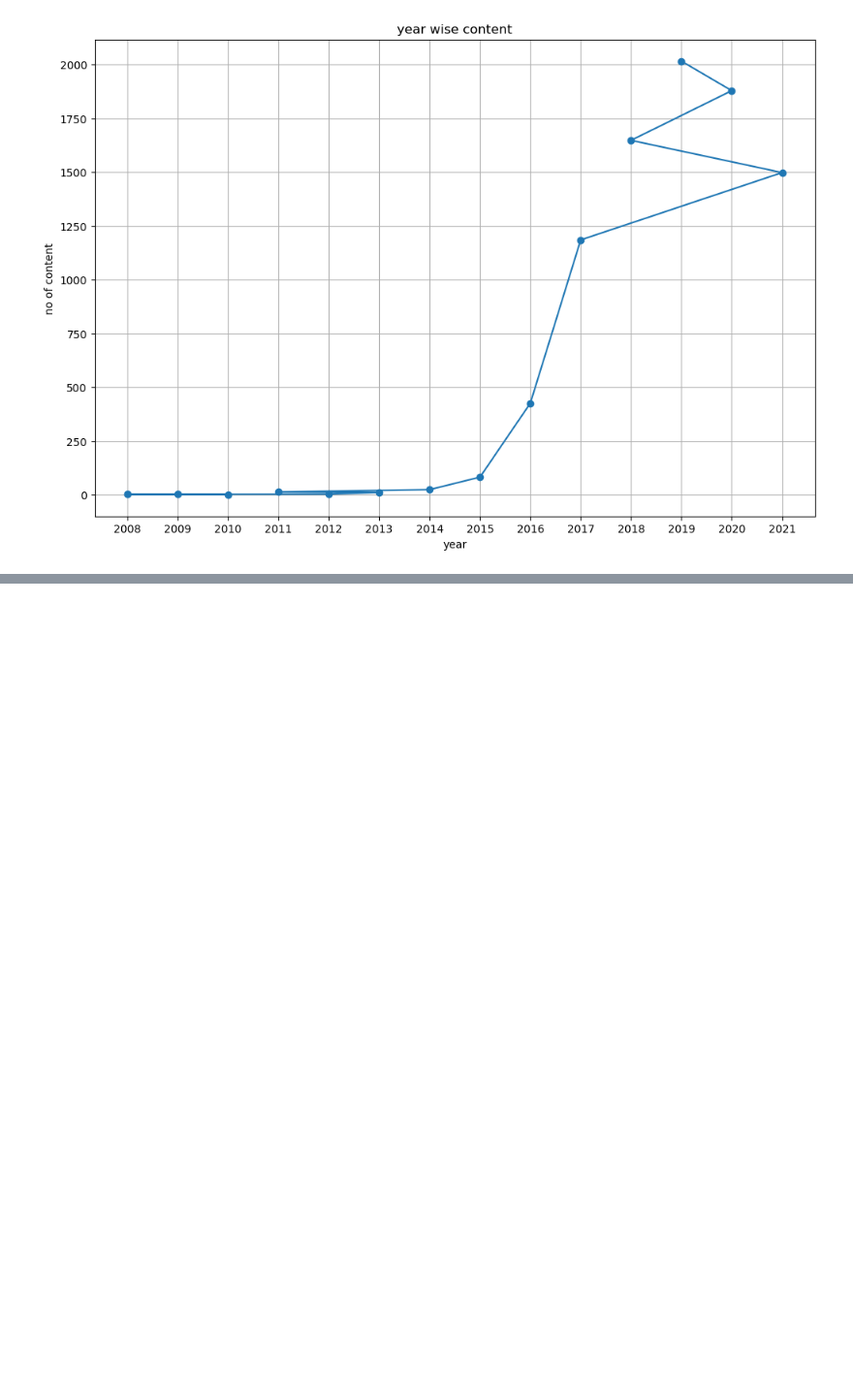
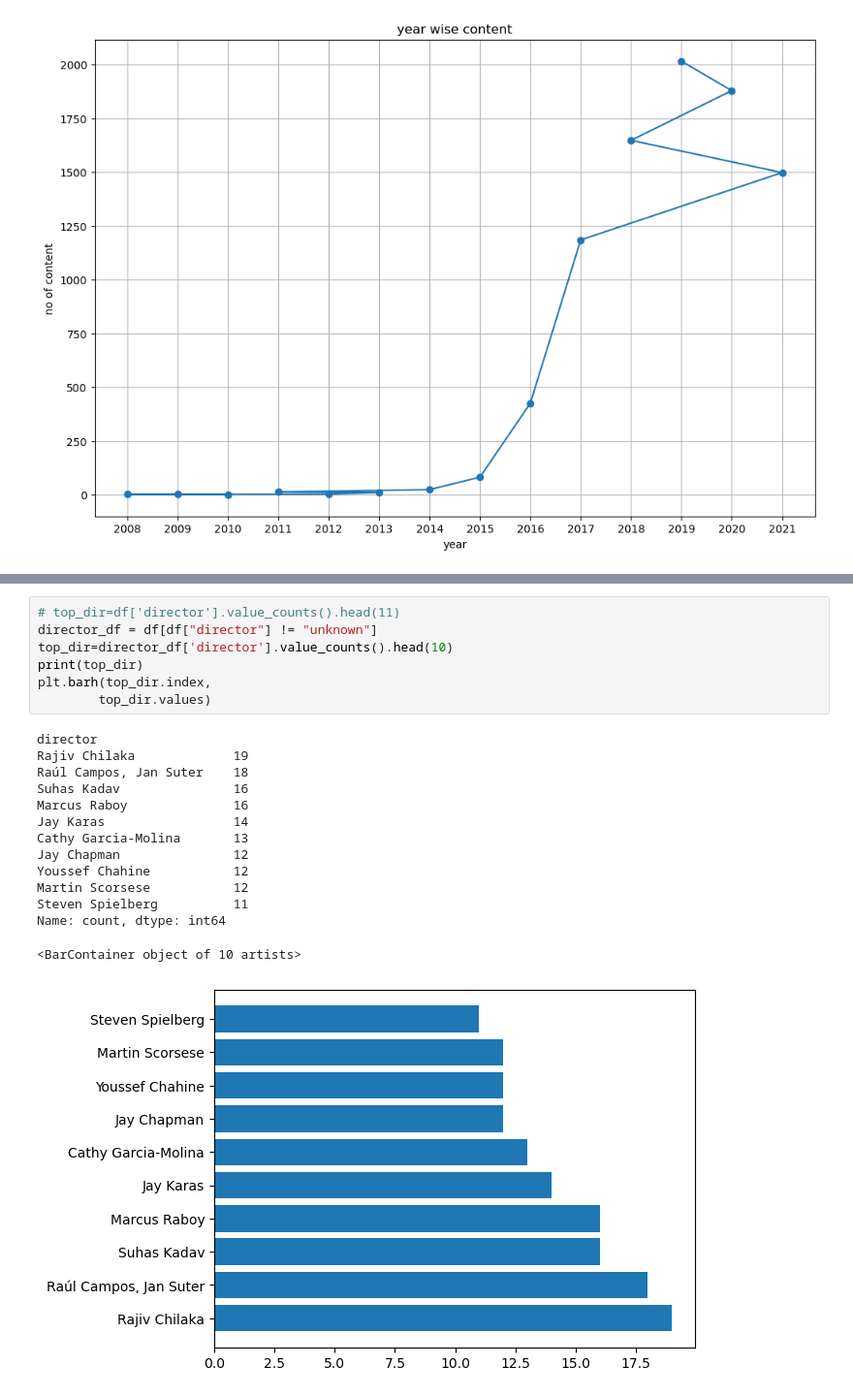
Before and after one commit to VikasBadal08/netflix_analys, a Jupyter notebook: eda.ipynb, the cells around one changed output, grey strips where cells are left out. Shown at 97% size. Saved outputs shown, nothing was run; the diff lists cells and outputs as text; blank space fills up the shorter version.

```diff
--- a/eda.ipynb
+++ b/eda.ipynb
@@ -90,0 +118,22 @@ Name: count, dtype: int64
+# %%
+# top_dir=df['director'].value_counts().head(11)
+director_df = df[df["director"] != "unknown"]
+top_dir=director_df['director'].value_counts().head(10)
+print(top_dir)
+plt.barh(top_dir.index,
+        top_dir.values)
+# %% [output]
+director
+Rajiv Chilaka             19
+Raúl Campos, Jan Suter    18
+Suhas Kadav               16
+Marcus Raboy              16
+Jay Karas                 14
+Cathy Garcia-Molina       13
+Jay Chapman               12
+Youssef Chahine           12
+Martin Scorsese           12
+Steven Spielberg          11
+Name: count, dtype: int64
+<BarContainer object of 10 artists>
+[figure, added]
```
Also changed, not shown: parts of 5 cells of this notebook.
